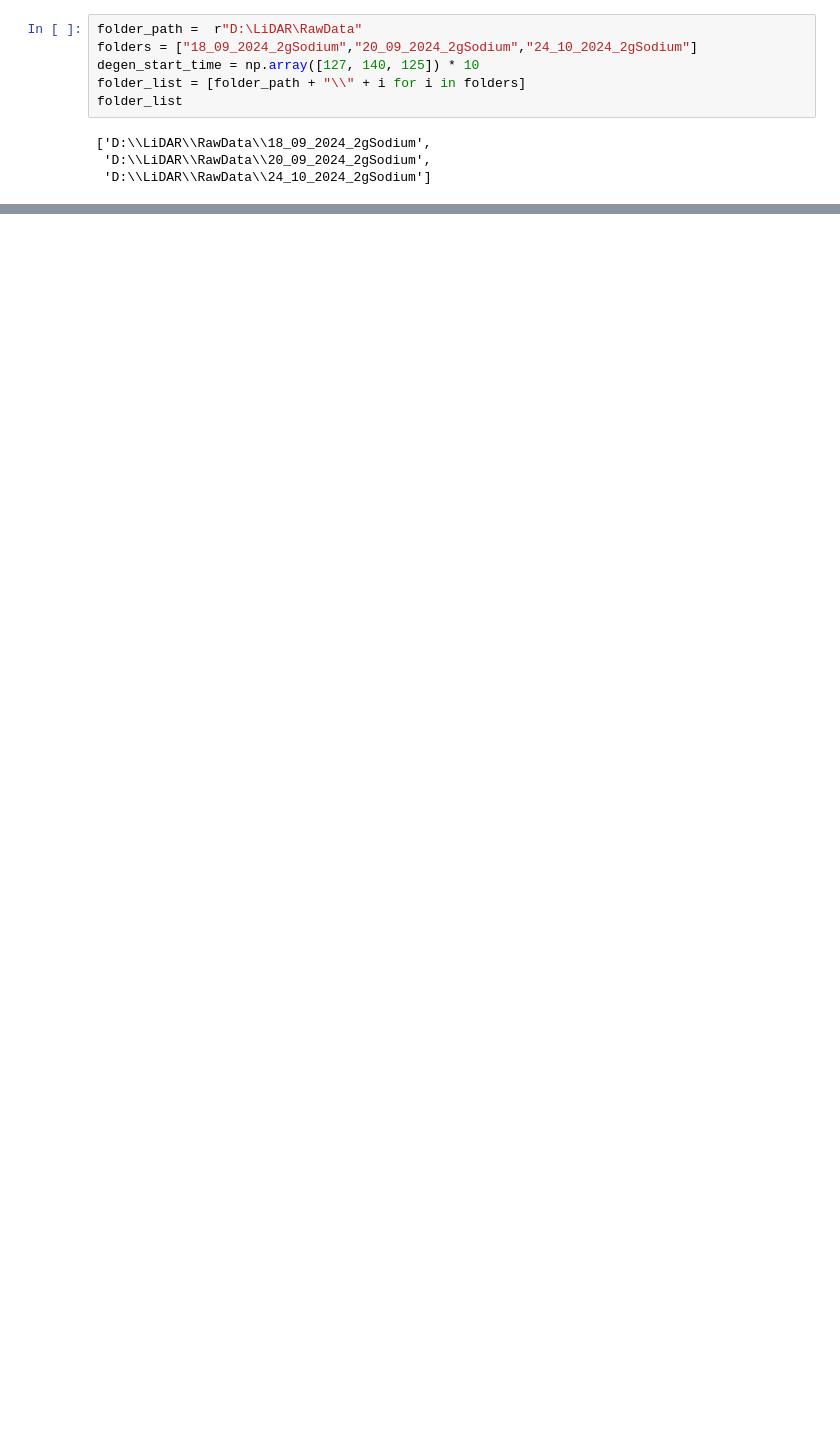
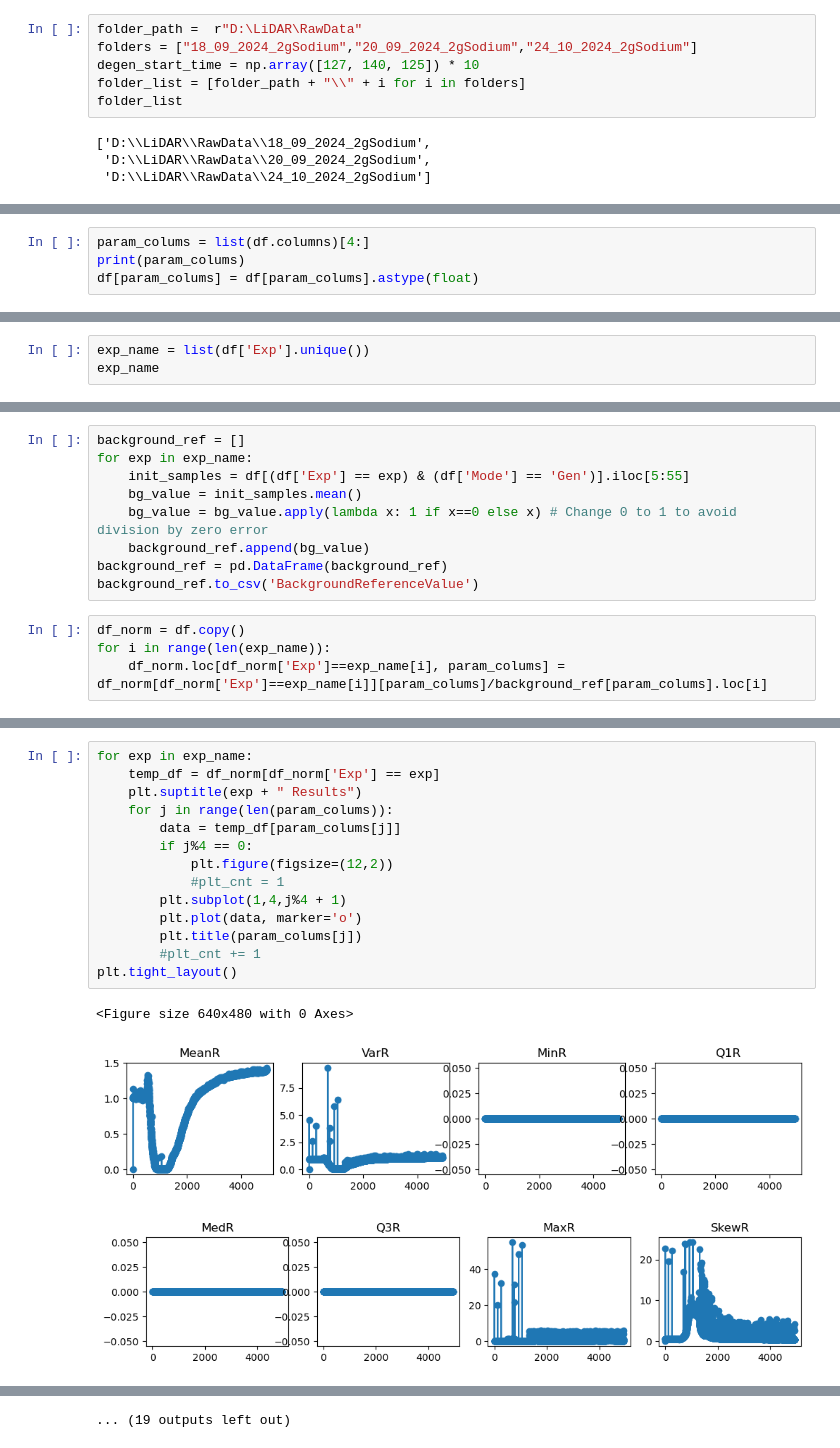
Before and after one commit to muthuganeshece/MLProjects, a Jupyter notebook: LIDAR/Notebook/StatisticalConversion.ipynb, the cells around one changed output, grey strips where cells are left out. Cells and saved outputs as stored; diff of their text form; blank space fills up the shorter version.

Commit message:
Normalised and Merged the Lidar data with smoke conc

```diff
--- a/LIDAR/Notebook/StatisticalConversion.ipynb
+++ b/LIDAR/Notebook/StatisticalConversion.ipynb
@@ -315,0 +143,4 @@ sns.barplot(data=df_degen[df_degen['Exp'] == '18_09_2024_2gSodium'], y='MeanSig'
+# %%
+param_colums = list(df.columns)[4:]
+print(param_colums)
+df[param_colums] = df[param_colums].astype(float)
@@ -315,0 +169,3 @@ sns.barplot(data=df_degen[df_degen['Exp'] == '18_09_2024_2gSodium'], y='MeanSig'
+# %%
+exp_name = list(df['Exp'].unique())
+exp_name
@@ -315,0 +174,13 @@ sns.barplot(data=df_degen[df_degen['Exp'] == '18_09_2024_2gSodium'], y='MeanSig'
+# %%
+background_ref = []
+for exp in exp_name:
+    init_samples = df[(df['Exp'] == exp) & (df['Mode'] == 'Gen')].iloc[5:55]
+    bg_value = init_samples.mean()
+    bg_value = bg_value.apply(lambda x: 1 if x==0 else x) # Change 0 to 1 to avoid division by zero error
+    background_ref.append(bg_value)
+background_ref = pd.DataFrame(background_ref)
+background_ref.to_csv('BackgroundReferenceValue')
+# %%
+df_norm = df.copy()
+for i in range(len(exp_name)):
+    df_norm.loc[df_norm['Exp']==exp_name[i], param_colums] = df_norm[df_norm['Exp']==exp_name[i]][param_colums]/background_ref[param_colums].loc[i]
@@ -315,0 +197,18 @@ sns.barplot(data=df_degen[df_degen['Exp'] == '18_09_2024_2gSodium'], y='MeanSig'
+# %%
+for exp in exp_name:
+    temp_df = df_norm[df_norm['Exp'] == exp]
+    plt.suptitle(exp + " Results")
+    for j in range(len(param_colums)):
+        data = temp_df[param_colums[j]]
+        if j%4 == 0:
+            plt.figure(figsize=(12,2))
+            #plt_cnt = 1
+        plt.subplot(1,4,j%4 + 1)
+        plt.plot(data, marker='o')
+        plt.title(param_colums[j])
+        #plt_cnt += 1
+plt.tight_layout()
+# %% [output]
+<Figure size 640x480 with 0 Axes>
+[figure, added]
+[figure, added]
@@ -315,0 +224 @@ sns.barplot(data=df_degen[df_degen['Exp'] == '18_09_2024_2gSodium'], y='MeanSig'
+... (19 outputs left out)
```
Also changed, not shown: parts of 68 cells of this notebook.
